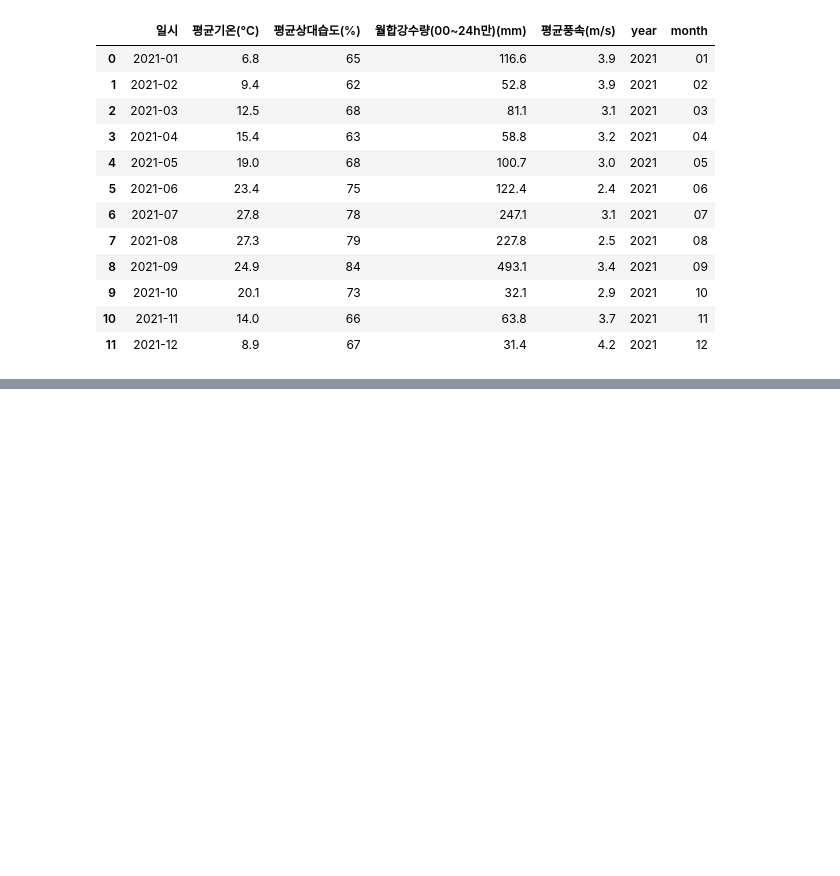
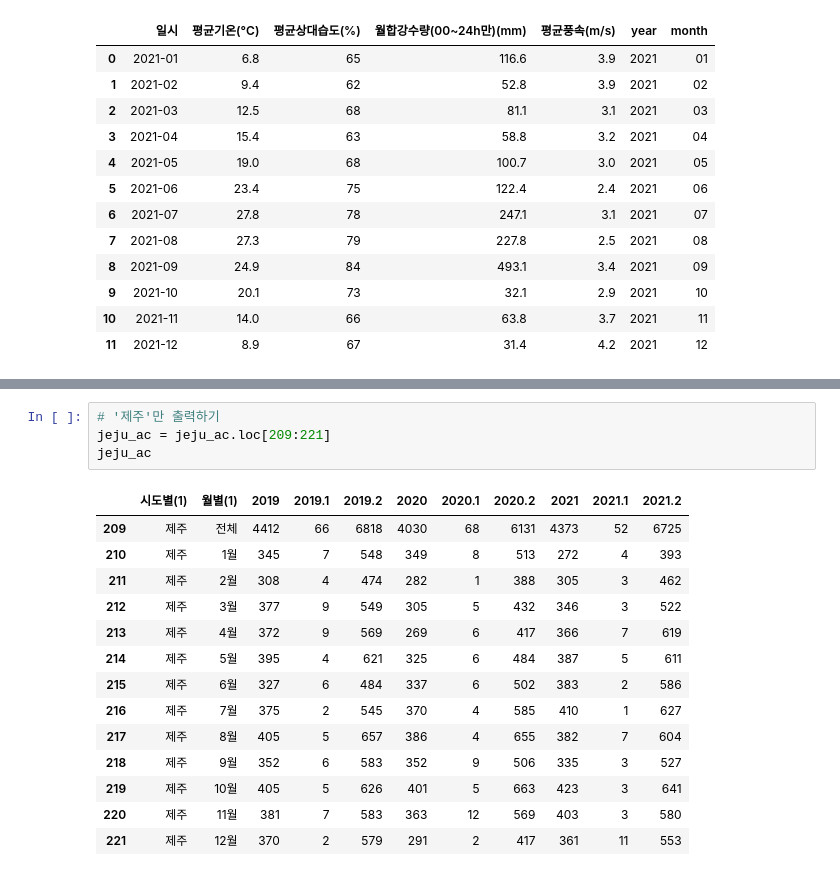
Before and after one commit to ha-es/doit_python, a Jupyter notebook: BDA/하은서73_0326_필수2.ipynb, the cells around one changed output, grey strips where cells are left out. Drawn from its saved outputs; the diff is of its cells as text; blank space fills up the shorter version.

```diff
--- a/BDA/하은서73_0326_필수2.ipynb
+++ b/BDA/하은서73_0326_필수2.ipynb
@@ -195,0 +230,19 @@ df.groupby('year').mean()
+# %%
+# '제주'만 출력하기
+jeju_ac = jeju_ac.loc[209:221]
+jeju_ac
+# %% [output]
+|  | 시도별(1) | 월별(1) | 2019 | 2019.1 | 2019.2 | 2020 | 2020.1 | 2020.2 | 2021 | 2021.1 | 2021.2 |
+| 209 | 제주 | 전체 | 4412 | 66 | 6818 | 4030 | 68 | 6131 | 4373 | 52 | 6725 |
+| 210 | 제주 | 1월 | 345 | 7 | 548 | 349 | 8 | 513 | 272 | 4 | 393 |
+| 211 | 제주 | 2월 | 308 | 4 | 474 | 282 | 1 | 388 | 305 | 3 | 462 |
+| 212 | 제주 | 3월 | 377 | 9 | 549 | 305 | 5 | 432 | 346 | 3 | 522 |
+| 213 | 제주 | 4월 | 372 | 9 | 569 | 269 | 6 | 417 | 366 | 7 | 619 |
+| 214 | 제주 | 5월 | 395 | 4 | 621 | 325 | 6 | 484 | 387 | 5 | 611 |
+| 215 | 제주 | 6월 | 327 | 6 | 484 | 337 | 6 | 502 | 383 | 2 | 586 |
+| 216 | 제주 | 7월 | 375 | 2 | 545 | 370 | 4 | 585 | 410 | 1 | 627 |
+| 217 | 제주 | 8월 | 405 | 5 | 657 | 386 | 4 | 655 | 382 | 7 | 604 |
+| 218 | 제주 | 9월 | 352 | 6 | 583 | 352 | 9 | 506 | 335 | 3 | 527 |
+| 219 | 제주 | 10월 | 405 | 5 | 626 | 401 | 5 | 663 | 423 | 3 | 641 |
+| 220 | 제주 | 11월 | 381 | 7 | 583 | 363 | 12 | 569 | 403 | 3 | 580 |
+| 221 | 제주 | 12월 | 370 | 2 | 579 | 291 | 2 | 417 | 361 | 11 | 553 |
```
Also changed, not shown: parts of 24 cells of this notebook, 5 other files.
